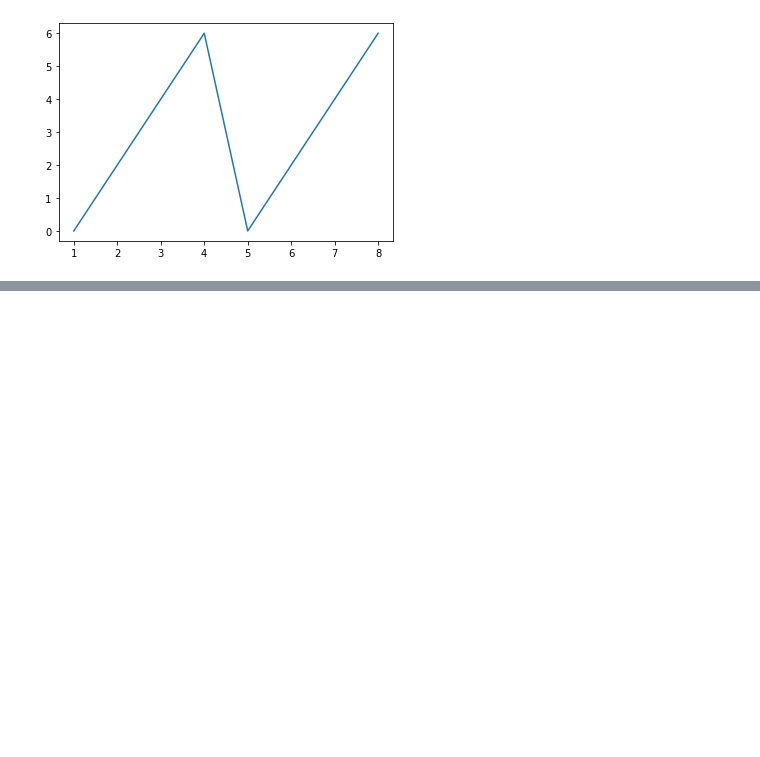
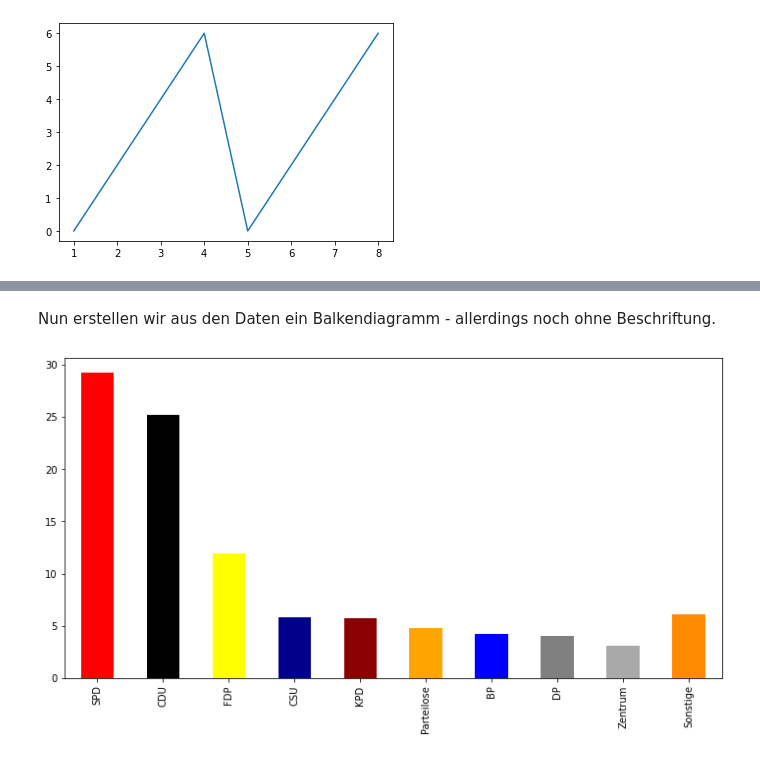
Before and after one commit to Digital-History-Berlin/Python-fuer-Historiker-innen-Intermediate, a Jupyter notebook: ch03-plotten/02-intro-matplotlib.ipynb, the cells around one changed output, grey strips where cells are left out. Cells and saved outputs as stored; diff of their text form; code cells hidden in the pictures; blank space fills up the shorter version.

```diff
--- a/ch03-plotten/02-intro-matplotlib.ipynb
+++ b/ch03-plotten/02-intro-matplotlib.ipynb
@@ -58,0 +82,10 @@ df.head(3)
+# %% [markdown]
+Nun erstellen wir aus den Daten ein Balkendiagramm - allerdings noch ohne Beschriftung.
+# %%
+fig, ax = plt.subplots(figsize=(12,6))
+
+df_vote.loc[:, 'Prozent'].plot(kind='bar',
+                               color=df_vote.loc[:, 'color'],
+                               ax=ax);
+# %% [output]
+[figure, added]
```
Also changed, not shown: parts of 22 cells of this notebook, 5 other files.
